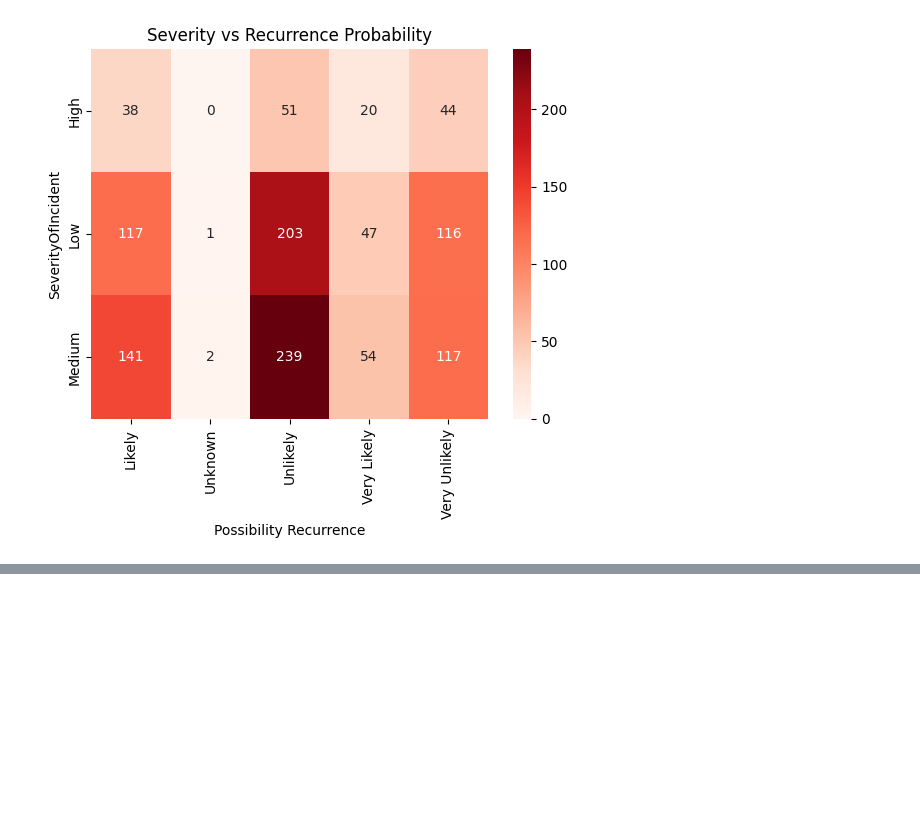
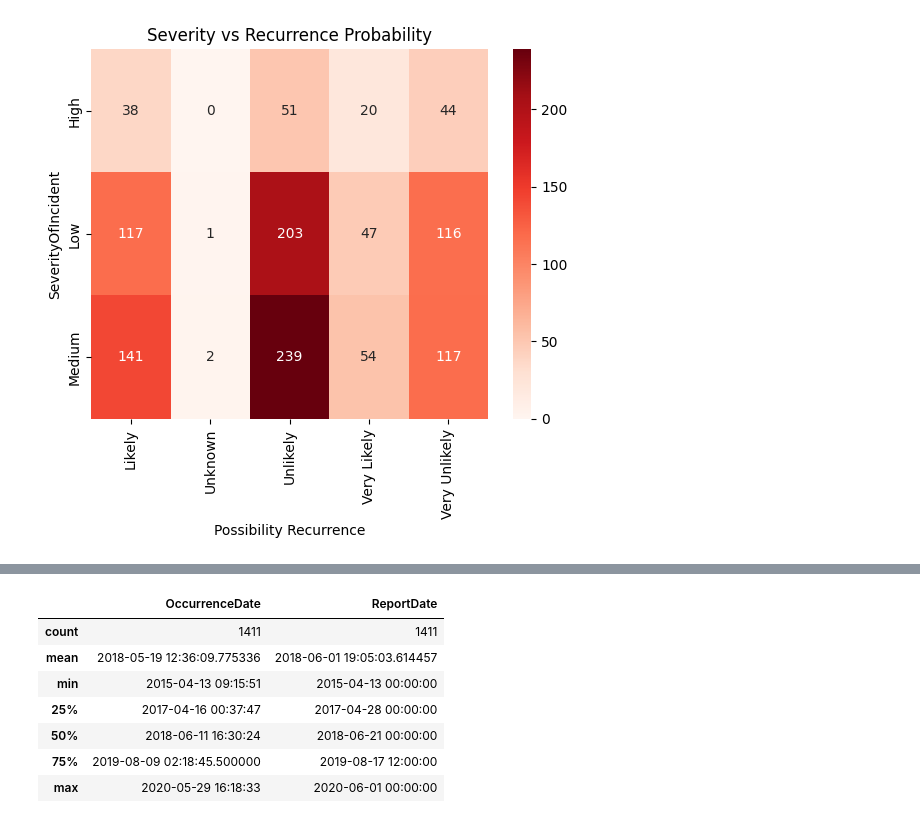
Before and after one commit to kiranr12r/Data-cleaning-and-EDA, a Jupyter notebook: cleaned-data/first.ipynb, the cells around one changed output, grey strips where cells are left out. Cells and saved outputs as stored; diff of their text form; code cells hidden in the pictures; blank space fills up the shorter version.

```diff
--- a/cleaned-data/first.ipynb
+++ b/cleaned-data/first.ipynb
@@ -715,0 +736,11 @@ plt.show()
+# %%
+data.describe()
+# %% [output]
+|  | OccurrenceDate | ReportDate |
+| count | 1411 | 1411 |
+| mean | 2018-05-19 12:36:09.775336 | 2018-06-01 19:05:03.614457 |
+| min | 2015-04-13 09:15:51 | 2015-04-13 00:00:00 |
+| 25% | 2017-04-16 00:37:47 | 2017-04-28 00:00:00 |
+| 50% | 2018-06-11 16:30:24 | 2018-06-21 00:00:00 |
+| 75% | 2019-08-09 02:18:45.500000 | 2019-08-17 12:00:00 |
+| max | 2020-05-29 16:18:33 | 2020-06-01 00:00:00 |
```
Also changed, not shown: parts of 11 cells of this notebook.
